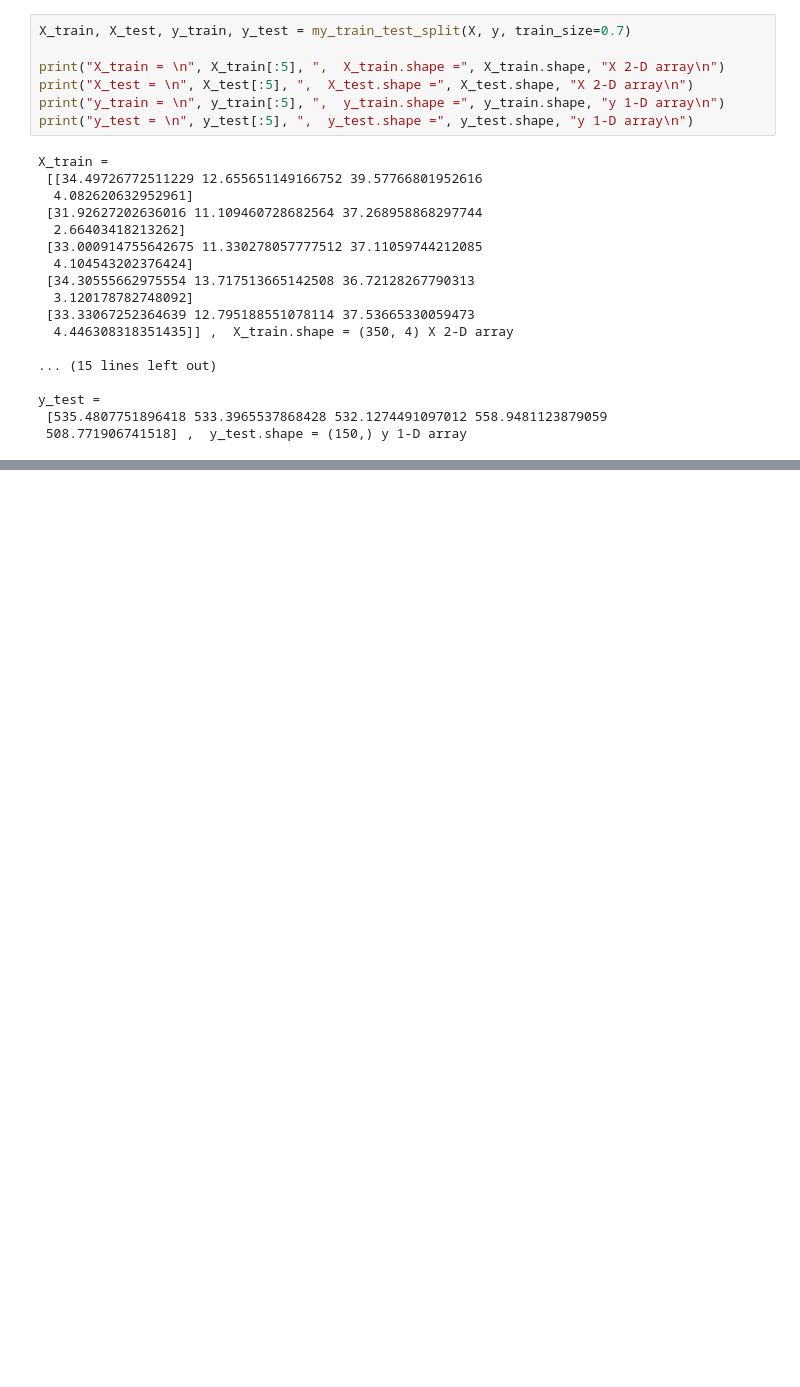
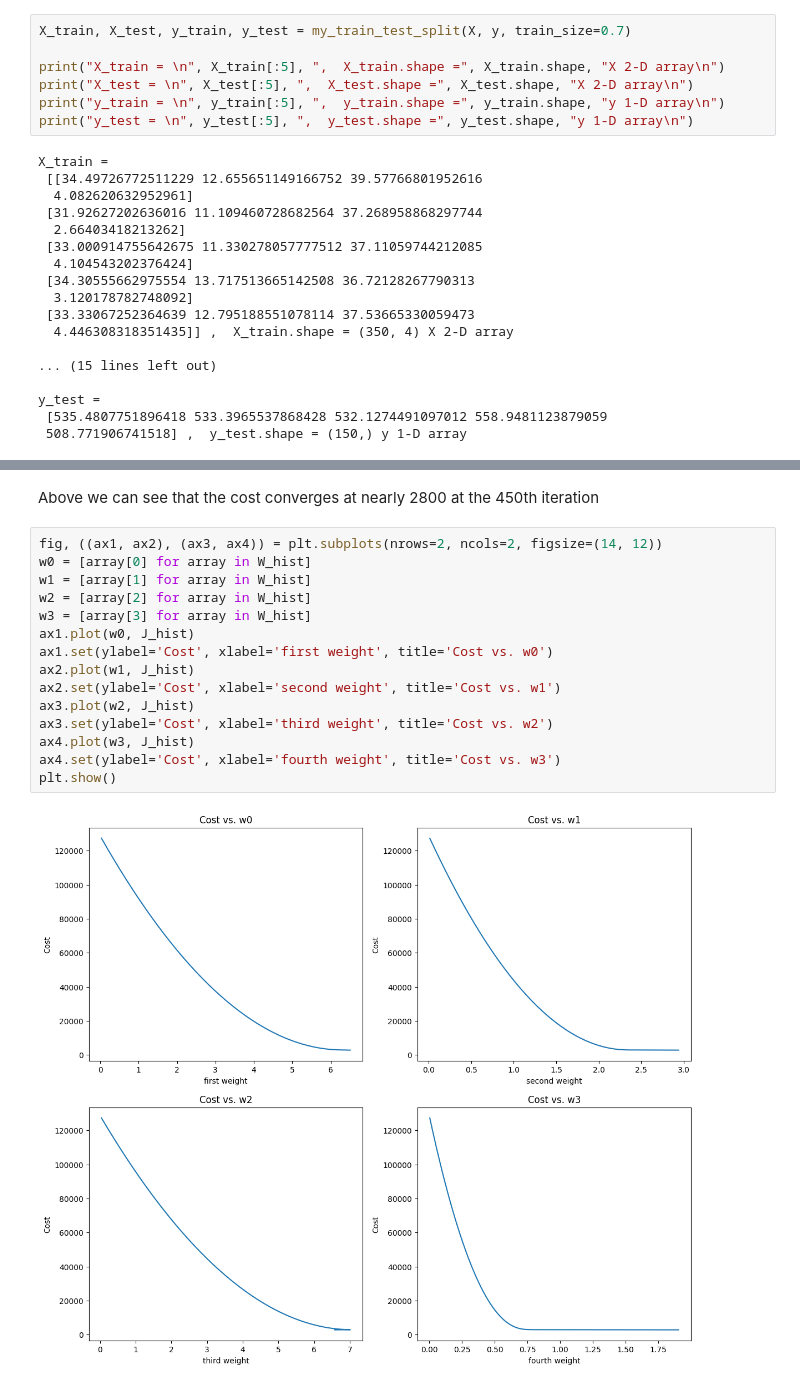
Before and after one commit to Ad7amstein/Linear_Regression-E-commerce, a Jupyter notebook: ecommerce.ipynb, the cells around one changed output, grey strips where cells are left out. Drawn from its saved outputs; the diff is of its cells as text; blank space fills up the shorter version.

```diff
--- a/ecommerce.ipynb
+++ b/ecommerce.ipynb
@@ -216,0 +426,19 @@ y_test =
+# %% [markdown]
+Above we can see that the cost converges at nearly 2800 at the 450th iteration
+# %%
+fig, ((ax1, ax2), (ax3, ax4)) = plt.subplots(nrows=2, ncols=2, figsize=(14, 12))
+w0 = [array[0] for array in W_hist]
+w1 = [array[1] for array in W_hist]
+w2 = [array[2] for array in W_hist]
+w3 = [array[3] for array in W_hist]
+ax1.plot(w0, J_hist)
+ax1.set(ylabel='Cost', xlabel='first weight', title='Cost vs. w0')
+ax2.plot(w1, J_hist)
+ax2.set(ylabel='Cost', xlabel='second weight', title='Cost vs. w1')
+ax3.plot(w2, J_hist)
+ax3.set(ylabel='Cost', xlabel='third weight', title='Cost vs. w2')
+ax4.plot(w3, J_hist)
+ax4.set(ylabel='Cost', xlabel='fourth weight', title='Cost vs. w3')
+plt.show()
+# %% [output]
+[figure, added]
```
Also changed, not shown: parts of 18 cells of this notebook.
